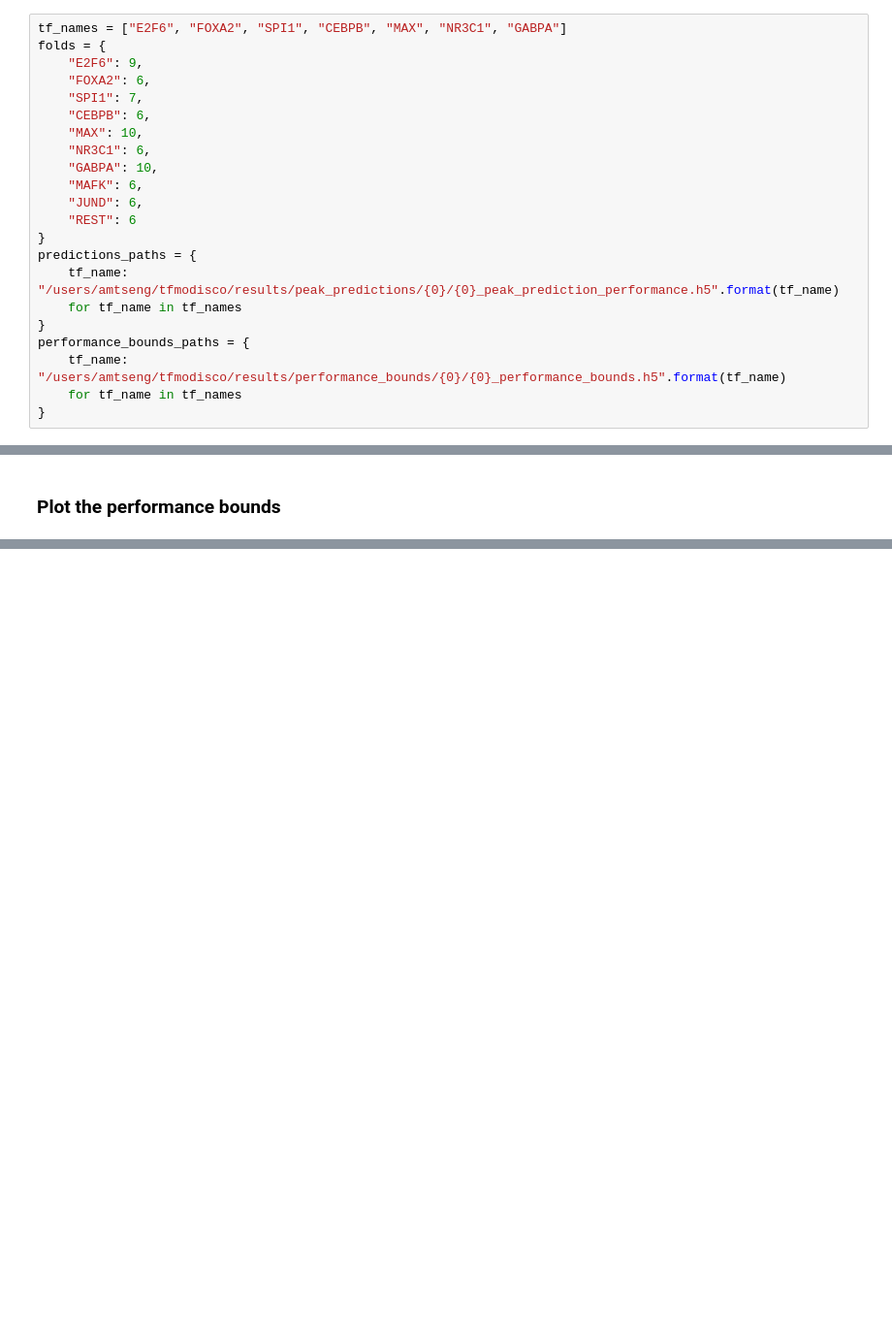
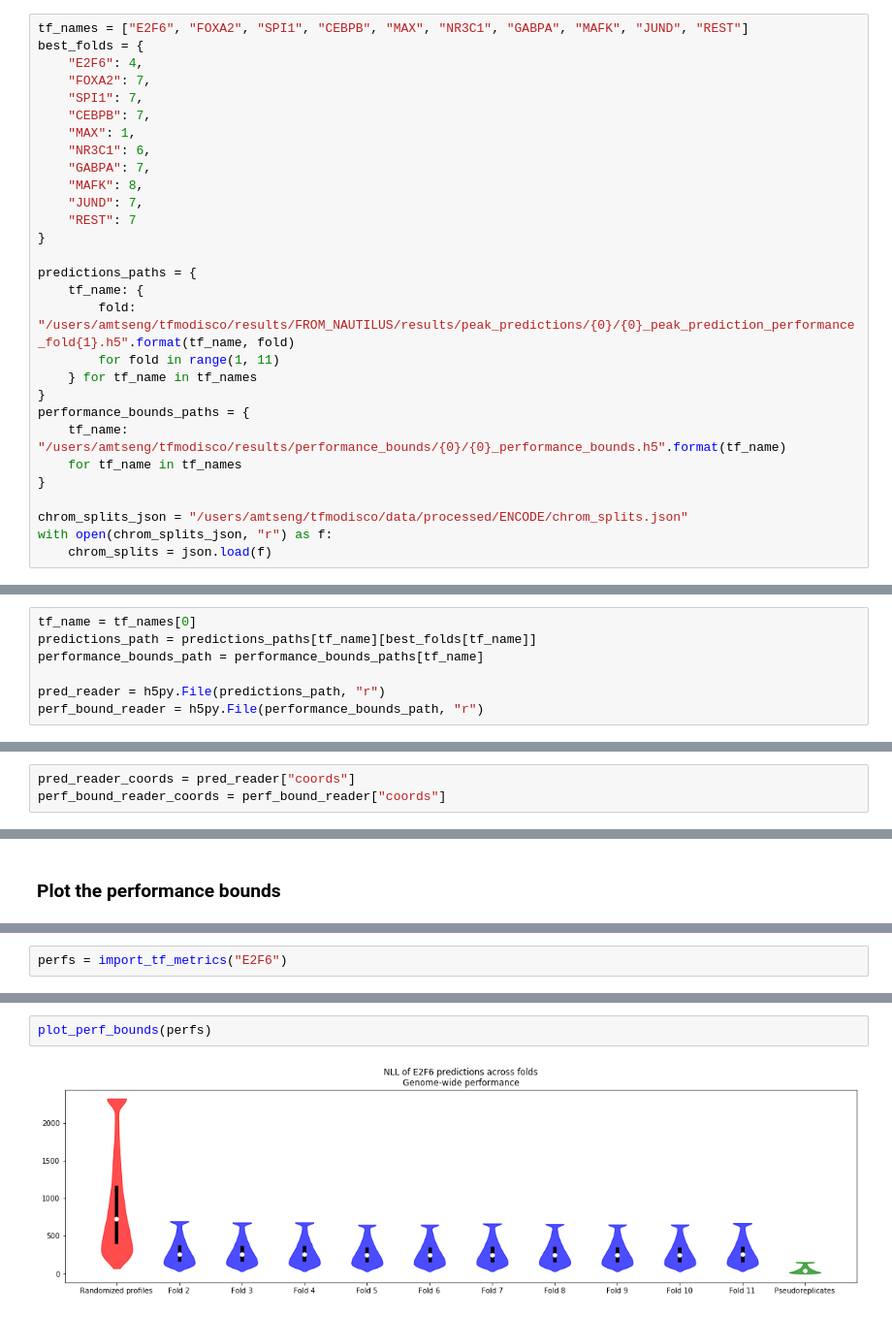
Before and after one commit to kundajelab/neural_motif_discovery, a Jupyter notebook: notebooks/performance_bounds.ipynb, the cells around one changed output, grey strips where cells are left out. Shown at 97% size. Drawn from its saved outputs; the diff is of its cells as text; blank space fills up the shorter version.

```diff
--- a/notebooks/performance_bounds.ipynb
+++ b/notebooks/performance_bounds.ipynb
@@ -14,27 +14,34 @@ tqdm.tqdm_notebook()
 # %% [markdown]
 ### Define constants and paths
 # %%
-tf_names = ["E2F6", "FOXA2", "SPI1", "CEBPB", "MAX", "NR3C1", "GABPA"]
-folds = {
-    "E2F6": 9,
-    "FOXA2": 6,
+tf_names = ["E2F6", "FOXA2", "SPI1", "CEBPB", "MAX", "NR3C1", "GABPA", "MAFK", "JUND", "REST"]
+best_folds = {
+    "E2F6": 4,
+    "FOXA2": 7,
     "SPI1": 7,
-    "CEBPB": 6,
-    "MAX": 10,
+    "CEBPB": 7,
+    "MAX": 1,
     "NR3C1": 6,
-    "GABPA": 10,
-    "MAFK": 6,
-    "JUND": 6,
-    "REST": 6
+    "GABPA": 7,
+    "MAFK": 8,
+    "JUND": 7,
+    "REST": 7
 }
+
 predictions_paths = {
-    tf_name: "/users/amtseng/tfmodisco/results/peak_predictions/{0}/{0}_peak_prediction_performance.h5".format(tf_name)
-    for tf_name in tf_names
+    tf_name: {
+        fold: "/users/amtseng/tfmodisco/results/FROM_NAUTILUS/results/peak_predictions/{0}/{0}_peak_prediction_performance_fold{1}.h5".format(tf_name, fold)
+        for fold in range(1, 11)
+    } for tf_name in tf_names
 }
 performance_bounds_paths = {
     tf_name: "/users/amtseng/tfmodisco/results/performance_bounds/{0}/{0}_performance_bounds.h5".format(tf_name)
     for tf_name in tf_names
 }
+
+chrom_splits_json = "/users/amtseng/tfmodisco/data/processed/ENCODE/chrom_splits.json"
+with open(chrom_splits_json, "r") as f:
+    chrom_splits = json.load(f)
 # %%
 input_length = 1346
 profile_length = 1000
@@ -43,3 +50,10 @@ profile_length = 1000
 For each peak, get the actual performance metrics, the lower bounds, and the upper bounds. The coordinates in the files should match exactly\*
 
 \*The saved coordinates in the predictions/actual performances are padded to the input length, but the coordinates in the performance bounds are padded to the profile length
+# %%
+tf_name = tf_names[0]
+predictions_path = predictions_paths[tf_name][best_folds[tf_name]]
+performance_bounds_path = performance_bounds_paths[tf_name]
+
+pred_reader = h5py.File(predictions_path, "r")
+perf_bound_reader = h5py.File(performance_bounds_path, "r")
@@ -46 +70,4 @@ For each peak, get the actual performance metrics, the lower bounds, and the upp
+# %%
+pred_reader_coords = pred_reader["coords"]
+perf_bound_reader_coords = perf_bound_reader["coords"]
 # %%
@@ -173,0 +220,2 @@ plot_bounds("count_mse", "total count MSE")
+# %%
+perfs = import_tf_metrics("E2F6")
@@ -173,0 +224,4 @@ plot_bounds("count_mse", "total count MSE")
+# %%
+plot_perf_bounds(perfs)
+# %% [output]
+[figure, added]
```
Also changed, not shown: parts of 20 cells of this notebook, 1 other file.
